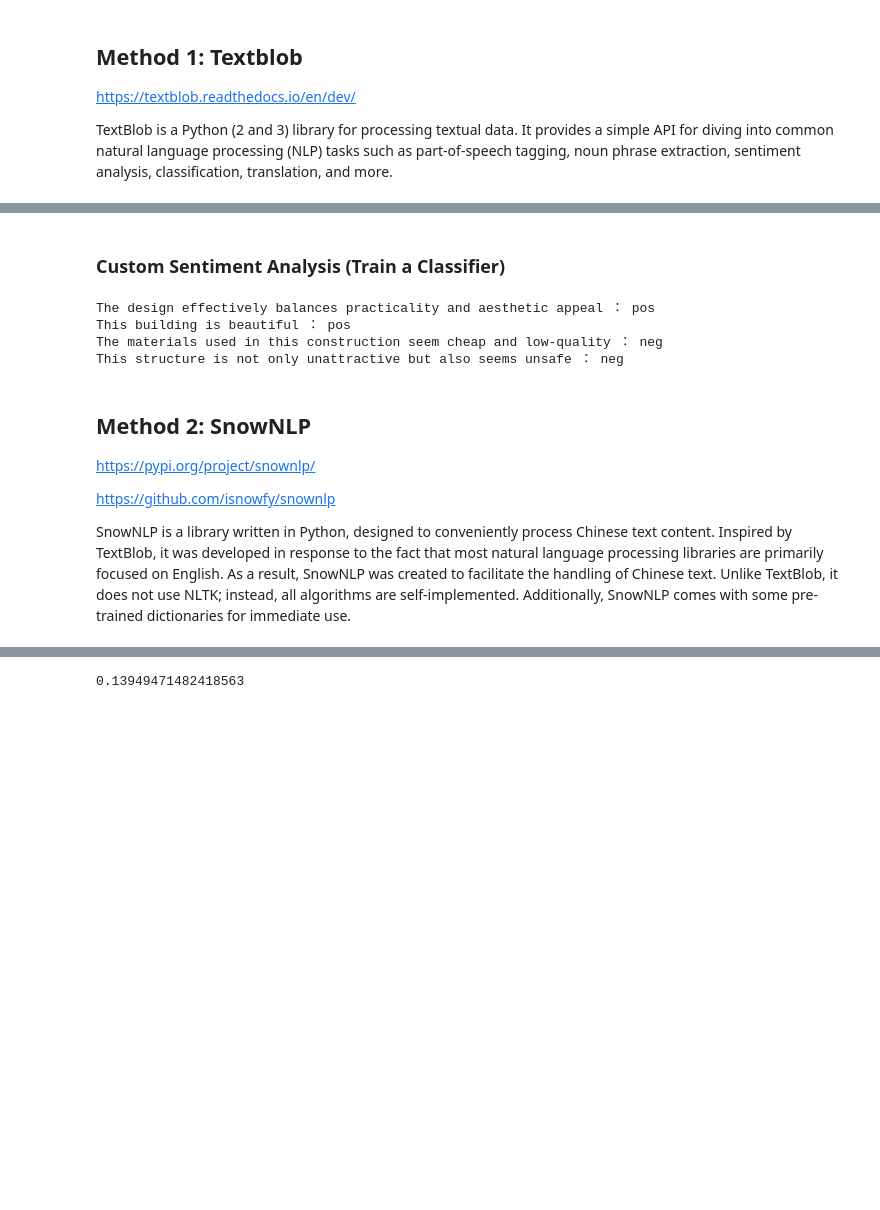
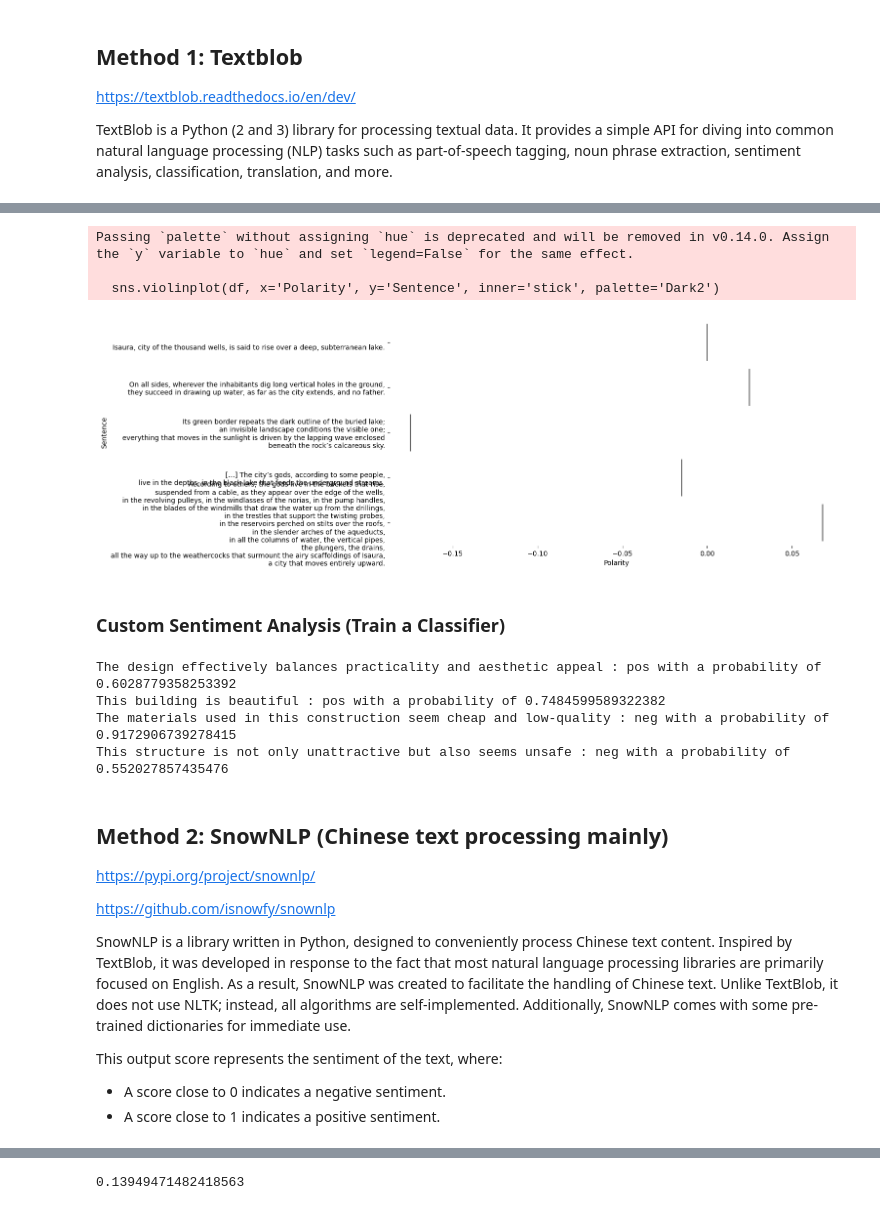
Before and after one commit to WilliamShengYangHuang/RC18_Machine_Learning, a Jupyter notebook: NLP_Sentiment_Analysis.ipynb, the cells around one changed output, grey strips where cells are left out. Cells and saved outputs as stored; diff of their text form; code cells hidden in the pictures; blank space fills up the shorter version.

```diff
--- a/NLP_Sentiment_Analysis.ipynb
+++ b/NLP_Sentiment_Analysis.ipynb
@@ -81,3 +167,17 @@ a city that moves entirely upward. 0.06818181818181818 0.5625
+# %%
+# @title Sentence vs Polarity
+
+from matplotlib import pyplot as plt
+import seaborn as sns
+figsize = (12, 1.2 * len(df['Sentence'].unique()))
+plt.figure(figsize=figsize)
+sns.violinplot(df, x='Polarity', y='Sentence', inner='stick', palette='Dark2')
+sns.despine(top=True, right=True, bottom=True, left=True)
+# %% [output]
+Passing `palette` without assigning `hue` is deprecated and will be removed in v0.14.0. Assign the `y` variable to `hue` and set `legend=False` for the same effect.
+
+  sns.violinplot(df, x='Polarity', y='Sentence', inner='stick', palette='Dark2')
+[figure, added]
 # %% [markdown]
 ### Custom Sentiment Analysis (Train a Classifier)
 # %%
@@ -90,7 +190,6 @@ train=[
         ('The ingenious layout maximises both functionality and beauty','pos'),
         ("This historic renovation wonderfully preserves the building's character while adding modern touches",'pos'),
         ("This public space architecture fosters community and connectivity",'pos'),
-
         ("This building's design is utterly unappealing and uninspiring",'neg'),
         ('The lack of natural light in this structure makes it feel gloomy','neg'),
         ('These rooms are too cramped and poorly laid out','neg'),
@@ -102,7 +201,6 @@ train=[
 test=[
         ('The design effectively balances practicality and aesthetic appeal','pos'),
         ('This building is beautiful','pos'),
-
         ('The materials used in this construction seem cheap and low-quality','neg'),
         ('This structure is not only unattractive but also seems unsafe','neg')
 ]
@@ -112,20 +210,26 @@ cl=NaiveBayesClassifier(train)
 
 # classifying test sentence
 for sentence in test:
-    print(sentence[0],'：',cl.classify(sentence[0]))
+    prob_dist = cl.prob_classify(sentence[0])
+    print(f"{sentence[0]} : {prob_dist.max()} with a probability of {prob_dist.prob(prob_dist.max())}")
 # %% [output]
-The design effectively balances practicality and aesthetic appeal ： pos
-This building is beautiful ： pos
-The materials used in this construction seem cheap and low-quality ： neg
-This structure is not only unattractive but also seems unsafe ： neg
+The design effectively balances practicality and aesthetic appeal : pos with a probability of 0.6028779358253392
+This building is beautiful : pos with a probability of 0.7484599589322382
+The materials used in this construction seem cheap and low-quality : neg with a probability of 0.9172906739278415
+This structure is not only unattractive but also seems unsafe : neg with a probability of 0.552027857435476
 # %% [markdown]
-## Method 2: SnowNLP
+## Method 2: SnowNLP (Chinese text processing mainly)
 
 https://pypi.org/project/snownlp/
 
 https://github.com/isnowfy/snownlp
 
  SnowNLP is a library written in Python, designed to conveniently process Chinese text content. Inspired by TextBlob, it was developed in response to the fact that most natural language processing libraries are primarily focused on English. As a result, SnowNLP was created to facilitate the handling of Chinese text. Unlike TextBlob, it does not use NLTK; instead, all algorithms are self-implemented. Additionally, SnowNLP comes with some pre-trained dictionaries for immediate use.
+
+ This output score represents the sentiment of the text, where:
+
+*   A score close to 0 indicates a negative sentiment.
+*   A score close to 1 indicates a positive sentiment.
 # %%
 !pip install snownlp
 # %% [output]
```
Also changed, not shown: parts of 14 cells of this notebook.
